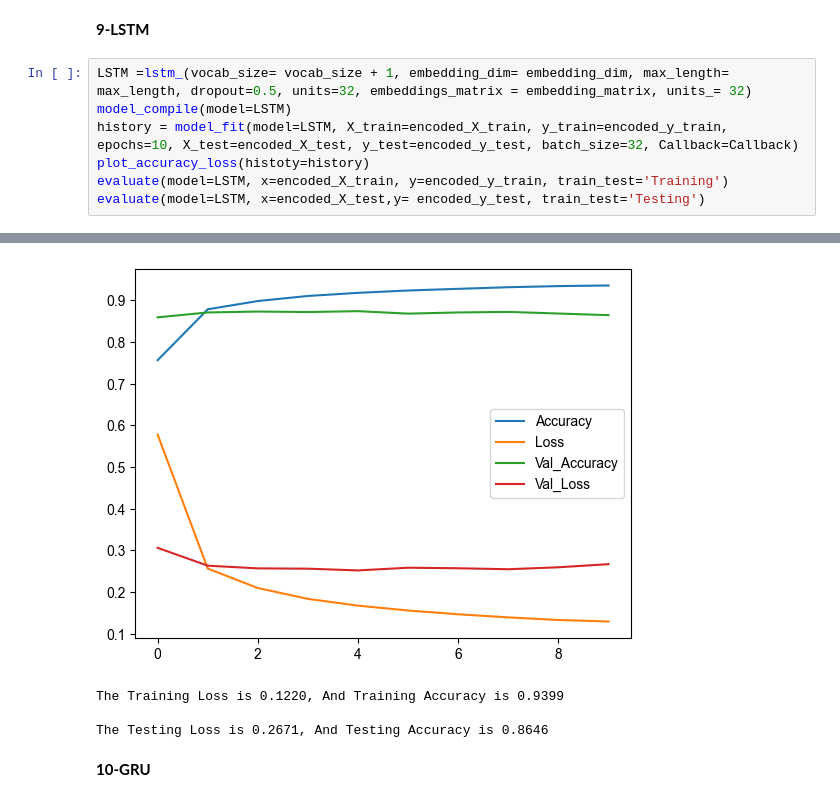
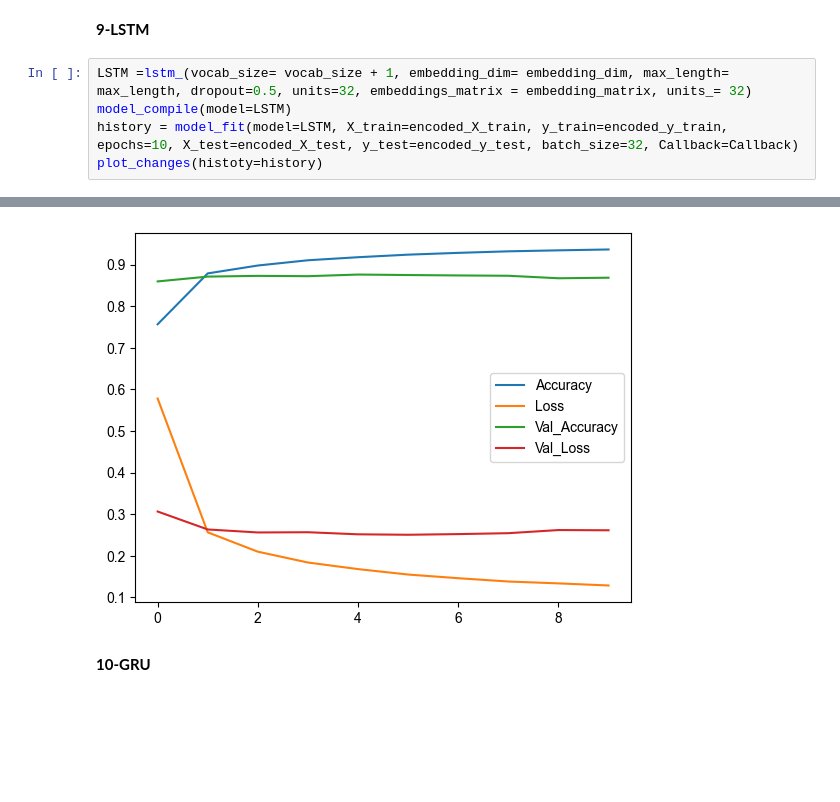
Before and after one commit to Osamah-Anmar-Sami/Sentiment-Analysis, a Jupyter notebook: Arabic Sentiment Analysis/Arabic Sentiment Analysis.ipynb, the cells around one changed output, grey strips where cells are left out. Drawn from its saved outputs; the diff is of its cells as text; blank space fills up the shorter version.

```diff
--- a/Arabic Sentiment Analysis/Arabic Sentiment Analysis.ipynb
+++ b/Arabic Sentiment Analysis/Arabic Sentiment Analysis.ipynb
@@ -563,8 +722,6 @@ Callback = tf.keras.callbacks.EarlyStopping(
 LSTM =lstm_(vocab_size= vocab_size + 1, embedding_dim= embedding_dim, max_length= max_length, dropout=0.5, units=32, embeddings_matrix = embedding_matrix, units_= 32)
 model_compile(model=LSTM)
 history = model_fit(model=LSTM, X_train=encoded_X_train, y_train=encoded_y_train, epochs=10, X_test=encoded_X_test, y_test=encoded_y_test, batch_size=32, Callback=Callback)
-plot_accuracy_loss(histoty=history)
-evaluate(model=LSTM, x=encoded_X_train, y=encoded_y_train, train_test='Training')
-evaluate(model=LSTM, x=encoded_X_test,y= encoded_y_test, train_test='Testing')
+plot_changes(histoty=history)
 # %% [output]
 Epoch 1/10
@@ -590,7 +747,4 @@ Epoch 10/10
-[figure, old version]
+[figure, new version]
-The Training Loss is 0.1220, And Training Accuracy is 0.9399
-
-The Testing Loss is 0.2671, And Testing Accuracy is 0.8646
 # %% [markdown]
 **10-GRU**
 # %%
```
Also changed, not shown: parts of 57 cells of this notebook.
